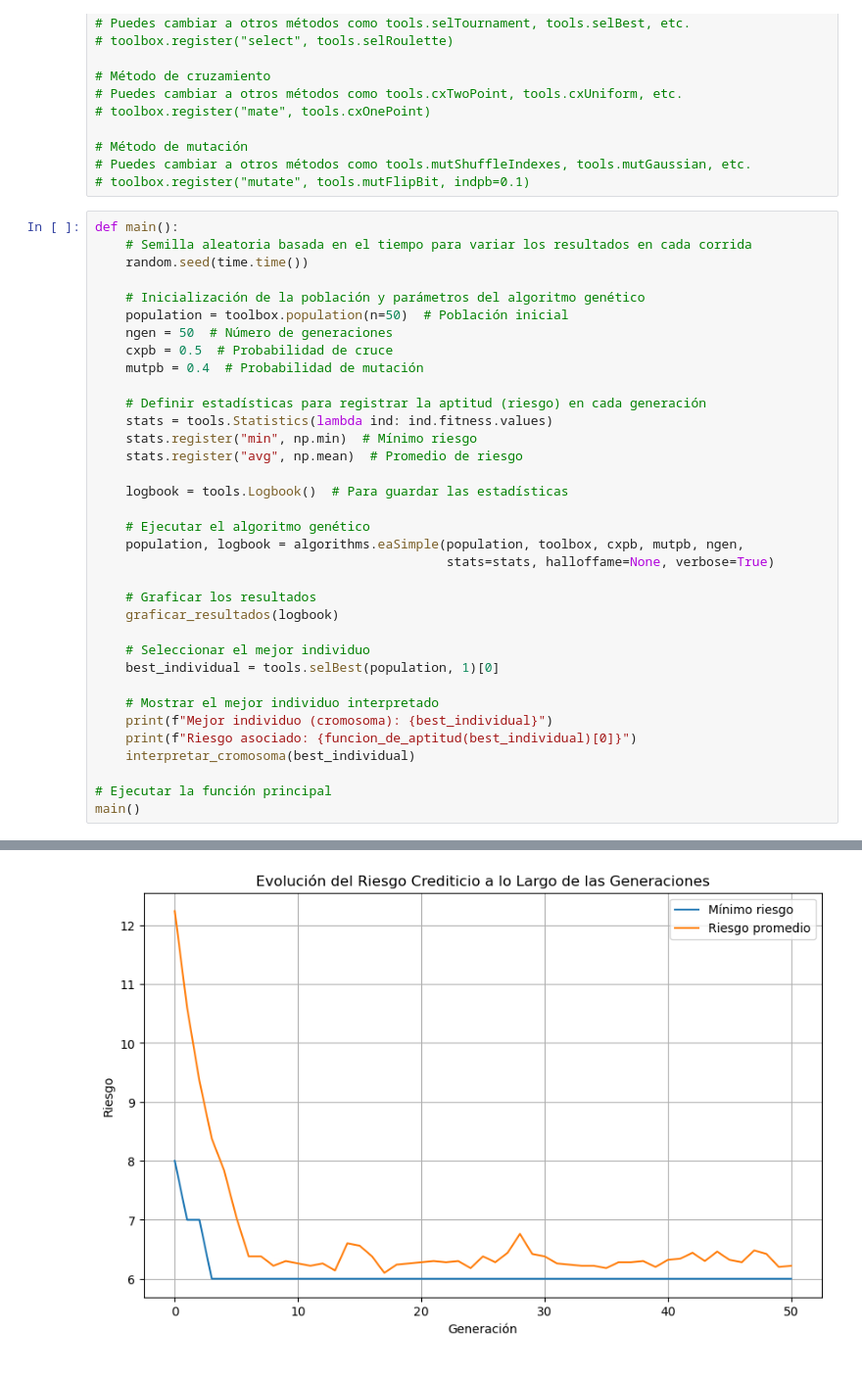
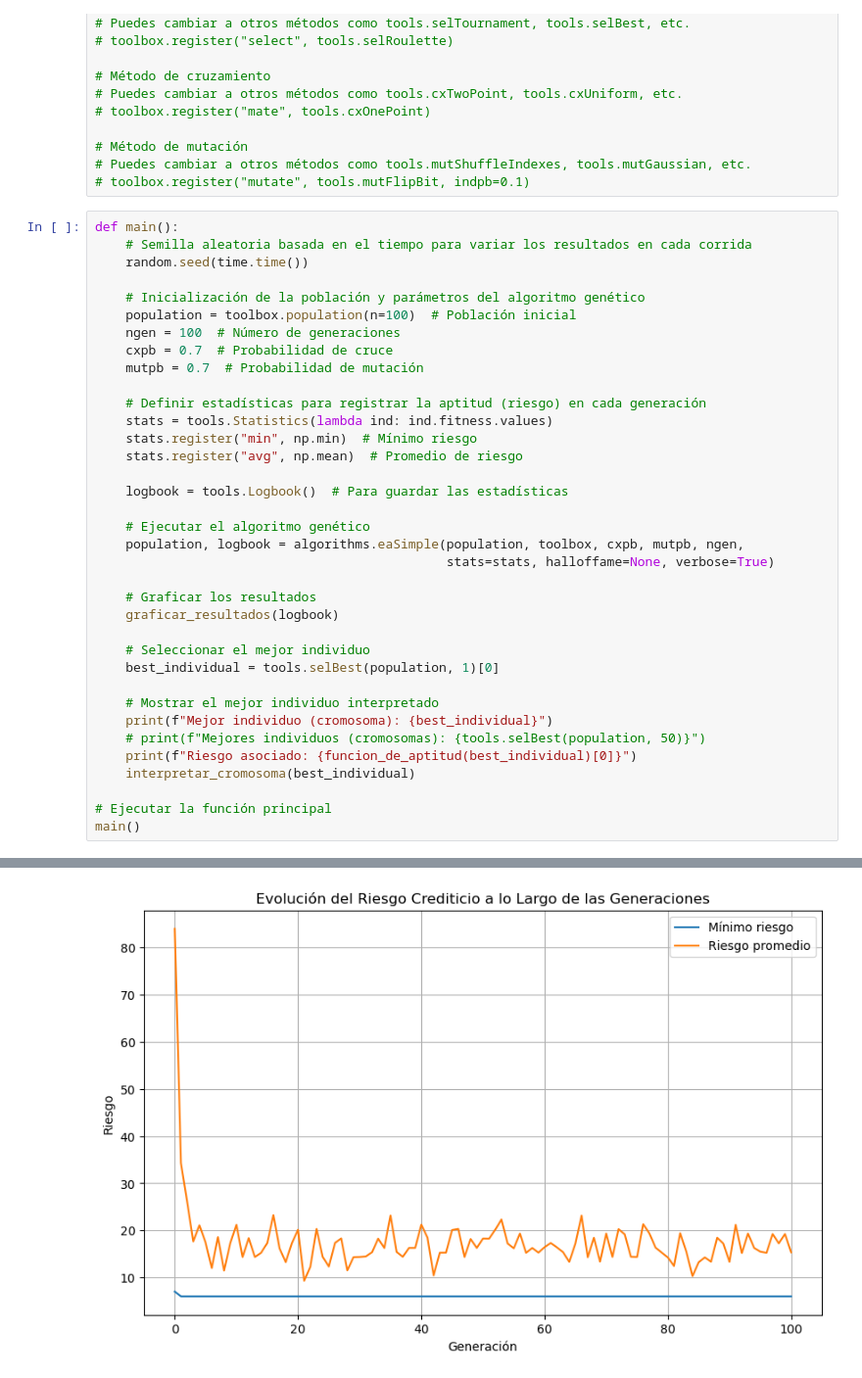
Before and after one commit to juanOntiveros/tp2-IA-grupo-10, a Jupyter notebook: AG - Riesgos.ipynb, the cells around one changed output, grey strips where cells are left out. Shown at 98% size. Saved outputs shown, nothing was run; the diff lists cells and outputs as text.

```diff
--- a/AG - Riesgos.ipynb
+++ b/AG - Riesgos.ipynb
@@ -218,10 +216,10 @@ def main():
     random.seed(time.time())
 
     # Inicialización de la población y parámetros del algoritmo genético
-    population = toolbox.population(n=50)  # Población inicial
-    ngen = 50  # Número de generaciones
-    cxpb = 0.5  # Probabilidad de cruce
-    mutpb = 0.4  # Probabilidad de mutación
+    population = toolbox.population(n=100)  # Población inicial
+    ngen = 100  # Número de generaciones
+    cxpb = 0.7  # Probabilidad de cruce
+    mutpb = 0.7  # Probabilidad de mutación
 
     # Definir estadísticas para registrar la aptitud (riesgo) en cada generación
     stats = tools.Statistics(lambda ind: ind.fitness.values)
@@ -242,6 +240,7 @@ def main():
 
     # Mostrar el mejor individuo interpretado
     print(f"Mejor individuo (cromosoma): {best_individual}")
+    # print(f"Mejores individuos (cromosomas): {tools.selBest(population, 50)}")
     print(f"Riesgo asociado: {funcion_de_aptitud(best_individual)[0]}")
     interpretar_cromosoma(best_individual)
 
@@ -268 +267 @@ gen     nevals  min     avg
-[figure, old version]
+[figure, new version]
```
Also changed, not shown: parts of 2 cells of this notebook.
